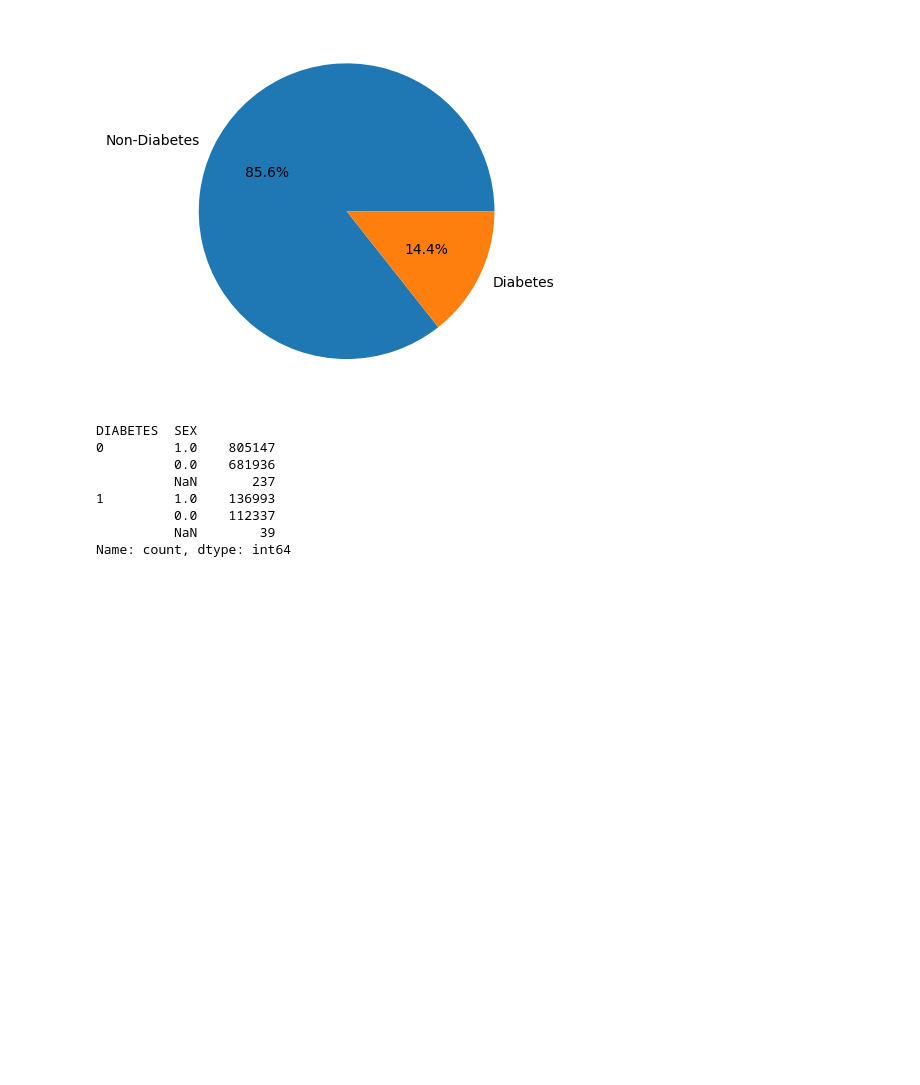
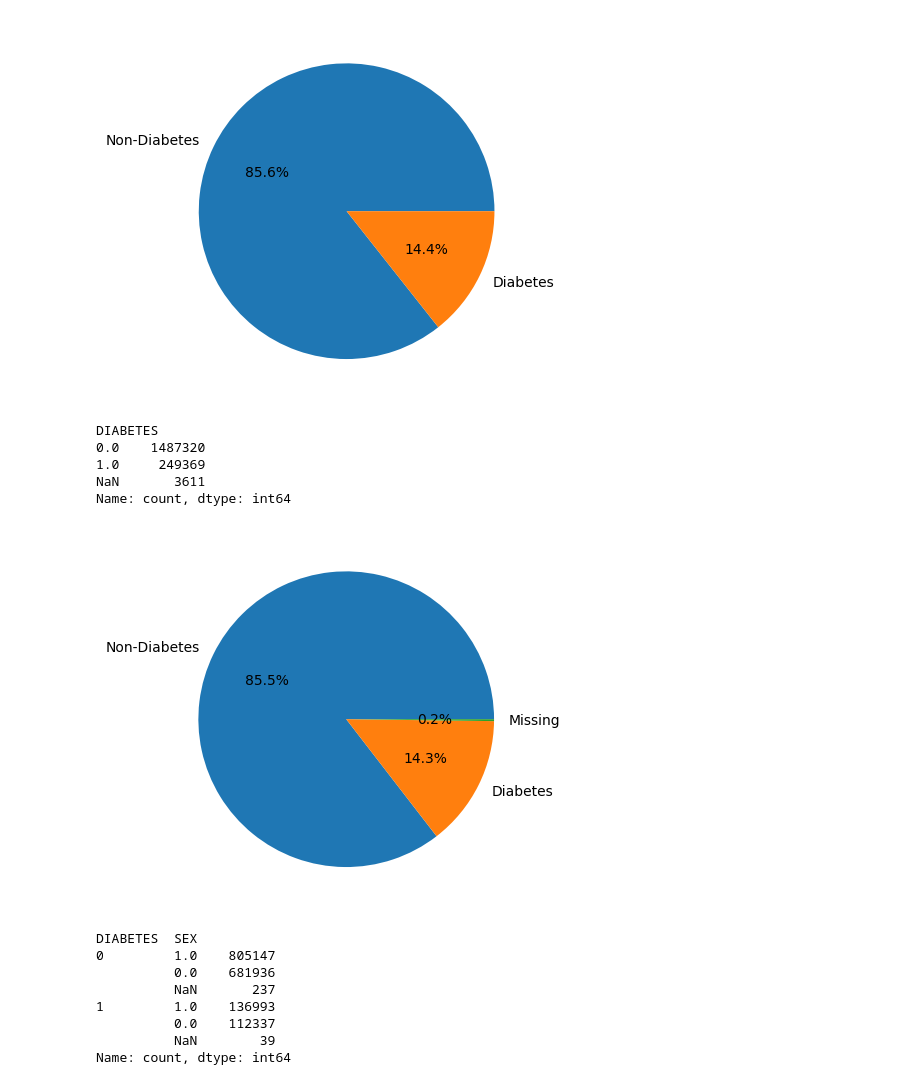
Before and after one commit to starshibrat/xg-shap-experiment, a Jupyter notebook: notebook/eda.ipynb, the cells around one changed output. Cells and saved outputs as stored; diff of their text form; code cells hidden in the pictures; blank space fills up the shorter version.

Commit message:
feat: null target brfss and missingno for null data visualization

```diff
--- a/notebook/eda.ipynb
+++ b/notebook/eda.ipynb
@@ -14,5 +14,6 @@ import seaborn as sns
 # %%
 df = load_brfss()
+dfn = load_brfss("with_null_target_v3")
 # %%
 df.describe()
 # %% [output]
@@ -39,6 +61,20 @@ ax.pie(x=df.DIABETES.value_counts(), labels=["Non-Diabetes", "Diabetes"], autopc
 plt.show()
 # %% [output]
 [figure]
+# %%
+dfn.DIABETES.value_counts(dropna=False)
+# %% [output]
+DIABETES
+0.0    1487320
+1.0     249369
+NaN       3611
+Name: count, dtype: int64
+# %%
+fig, ax = plt.subplots()
+ax.pie(x=dfn.DIABETES.value_counts(dropna=False), labels=["Non-Diabetes", "Diabetes", "Missing"], autopct='%1.1f%%', radius=1)
+plt.show()
+# %% [output]
+[figure, added]
 # %%
 df[["DIABETES", "SEX"]].groupby(by="DIABETES").value_counts(dropna=False)
 # %% [output]
```
Also changed, not shown: parts of 4 cells of this notebook, 4 other files.
